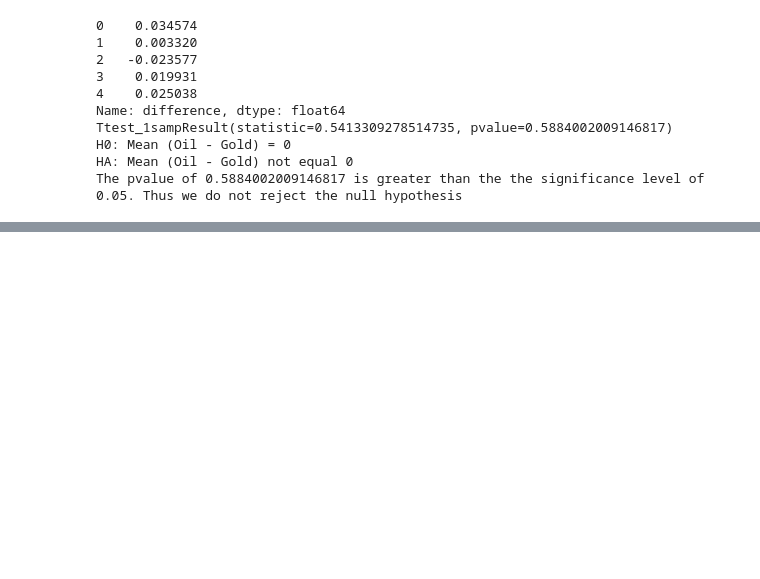
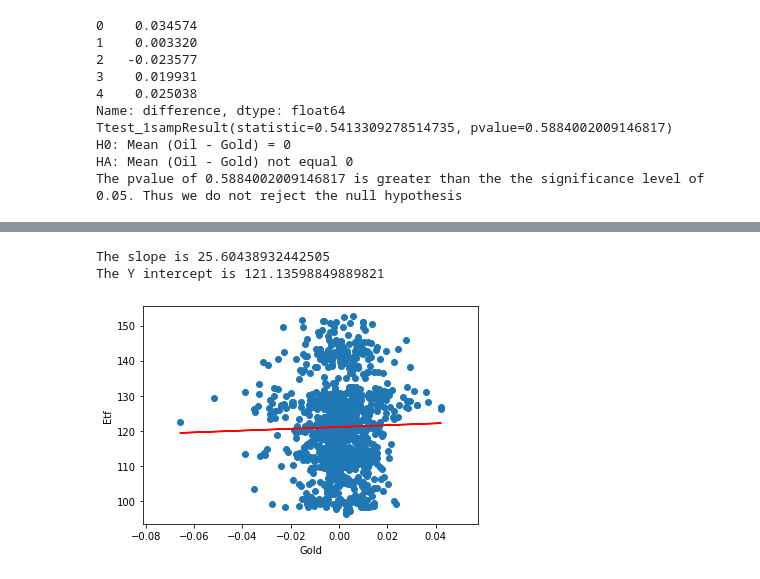
Before and after one commit to VinothkumarK24/MA_541_Team_Project, a Jupyter notebook: MA-541project.ipynb, the cells around one changed output, grey strips where cells are left out. Cells and saved outputs as stored; diff of their text form; code cells hidden in the pictures; blank space fills up the shorter version.

```diff
--- a/MA-541project.ipynb
+++ b/MA-541project.ipynb
@@ -597,0 +633,15 @@ The pvalue of 1.1102230246251565e-16 is less than or equal to the the significan
+# %%
+#3) Fit a regression line (or least squares line, best fitting line) to the scatter plot. What are
+#the intercept and slope of this line? How to interpret them?
+plt.scatter(gold, etf)
+plt.xlabel('Gold')
+plt.ylabel('Etf')
+m, b = np.polyfit(gold, etf, 1)
+plt.plot(gold, m*gold + b, color = 'red')
+print('The slope is ' + str(m))
+print('The Y intercept is ' + str(b))
+#Interpretations
+# %% [output]
+The slope is 25.60438932442505
+The Y intercept is 121.13598849889821
+[figure, added]
```
Also changed, not shown: parts of 9 cells of this notebook.
